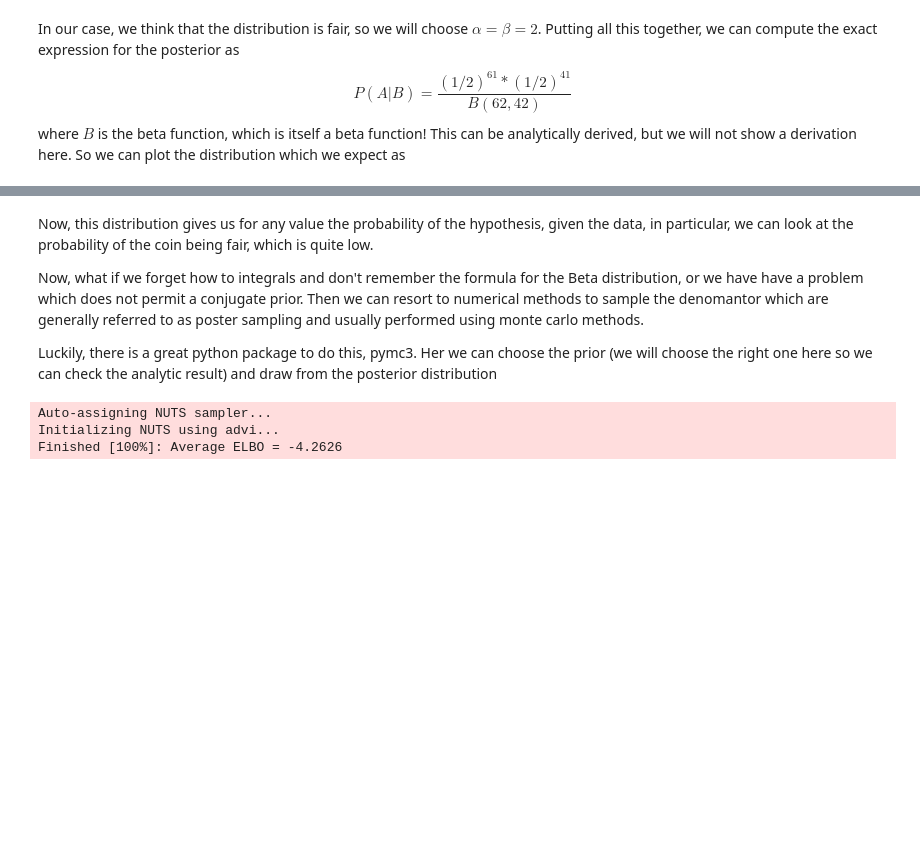
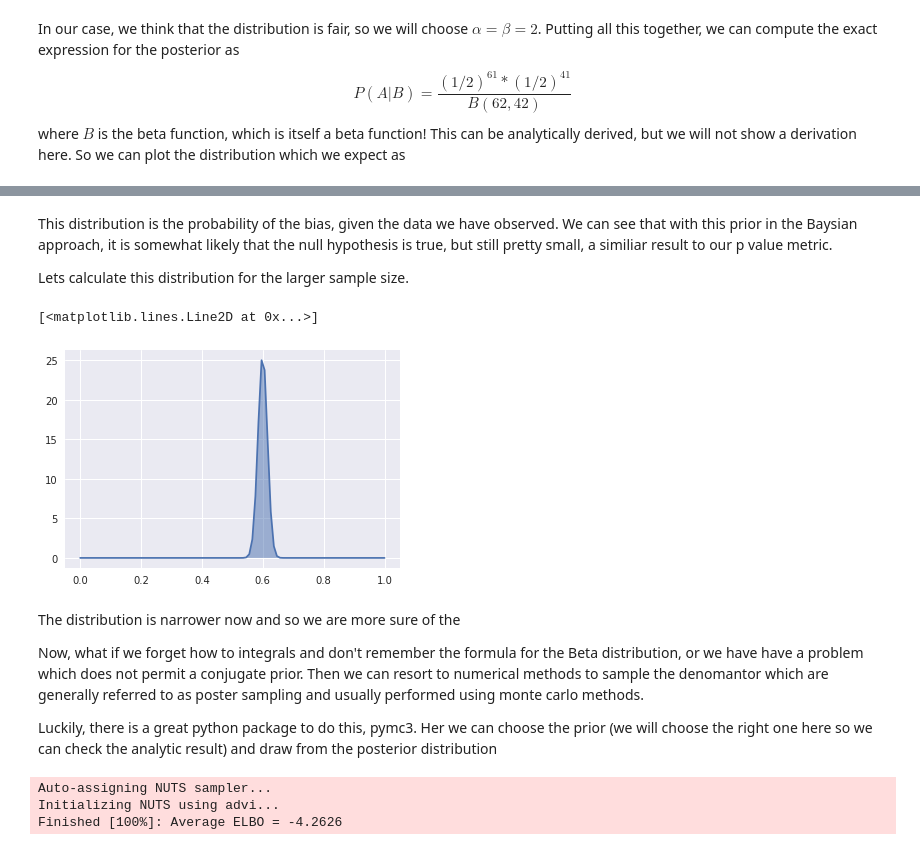
Before and after one commit to ZachGlassman/hypothesis_testing, a Jupyter notebook: Lecture.ipynb, the cells around one changed output, grey strips where cells are left out. Cells and saved outputs as stored; diff of their text form; code cells hidden in the pictures; blank space fills up the shorter version.

```diff
--- a/Lecture.ipynb
+++ b/Lecture.ipynb
@@ -192,5 +213,17 @@ plt.plot(x, p)
+# %% [markdown]
+This distribution is the probability of the bias, given the data we have observed.  We can see that with this prior in the Baysian approach, it is somewhat likely that the null hypothesis is true, but still pretty small, a similiar result to our p value metric.
+
+Lets calculate this distribution for the larger sample size.
+# %%
+x = np.linspace(0,1,100)
+p = beta.pdf(x, 602, 402)
+plt.fill_between(x, 0, p, alpha=.5)
+plt.plot(x, p)
+# %% [output]
+[<matplotlib.lines.Line2D at 0x...>]
+[figure, added]
 # %% [markdown]
-Now, this distribution gives us for any value the probability of the hypothesis, given the data, in particular, we can look at the probability of the coin being fair, which is quite low.
+The distribution is narrower now and so we are more sure of the
 
 Now, what if we forget how to integrals and don't remember the formula for the Beta distribution, or we have have a problem which does not permit a conjugate prior.  Then we can resort to numerical methods to sample the denomantor which are generally referred to as poster sampling and usually performed using monte carlo methods.
 
```
Also changed, not shown: parts of 11 cells of this notebook.
